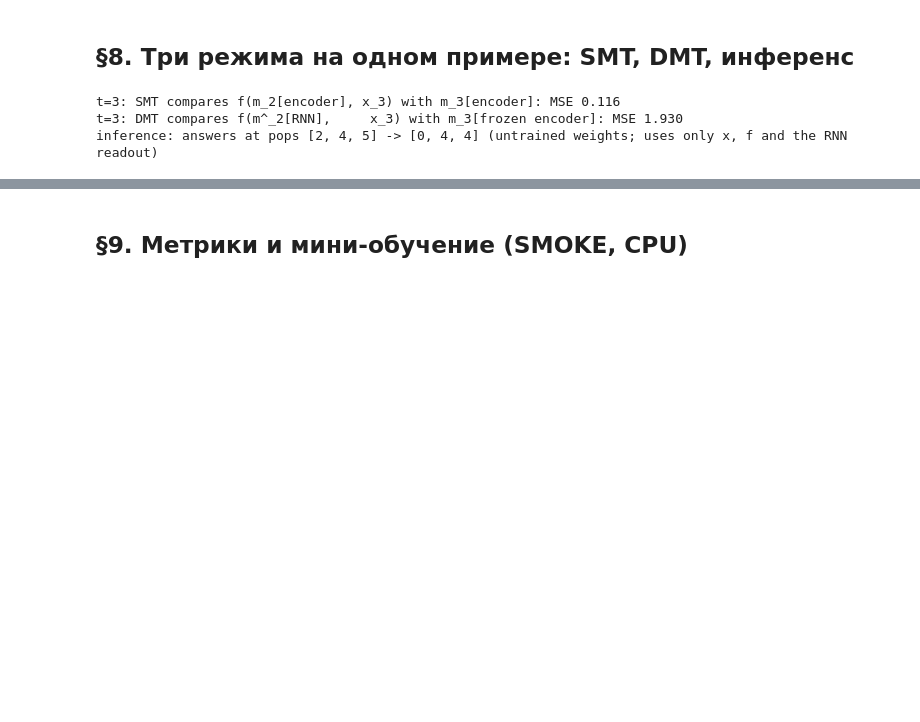
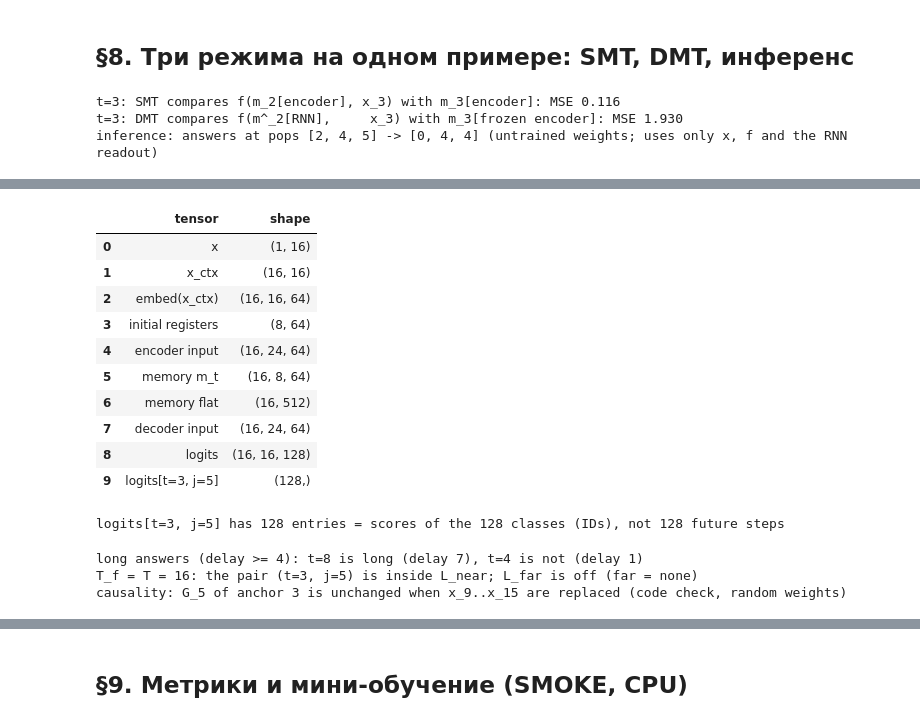
Before and after one commit to RomadovaIrina/smtMemUp, a Jupyter notebook: SMT_MemUP_EXPLAINABLE.ipynb, the cells around one changed output, grey strips where cells are left out. Drawn from its saved outputs; the diff is of its cells as text; code cells hidden in the pictures; blank space fills up the shorter version.

```diff
--- a/SMT_MemUP_EXPLAINABLE.ipynb
+++ b/SMT_MemUP_EXPLAINABLE.ipynb
@@ -636,0 +708,50 @@ inference: answers at pops [2, 4, 5] -> [0, 4, 4] (untrained weights; uses only
+# %%
+# CODE CHECK with random weights (not a trained model): shapes of the existing Teacher on the example, B = 1
+tq, rq = make_models(MQAR_T16, 0)
+with torch.no_grad():
+    xc, xf = wm["x_ctx"], wm["x_fut"]                                                     # [16, 16] each: 16 anchors of 1 sequence
+    emb = tq.embed(xc.clamp(min=0))                                                       # [16, 16, 64]
+    regs = tq.encoder_mem_register.weight                                                 # [8, 64]
+    enc_in = torch.cat([emb, repeat(regs, "K D -> N K D", N=16)], 1)                      # [16, 24, 64]
+    mem = tq.encode(xc)                                                                   # [16, 512]
+    dec_in = torch.cat([rearrange(mem, "N (K d) -> N K d", K=8), tq.embed(xf.clamp(min=0))], 1)   # [16, 24, 64]
+    logits = tq.decode(mem, xf)                                                           # [16, 16, 128]
+shapes = [("x", mx["x"], (1, 16)), ("x_ctx", xc, (16, 16)), ("embed(x_ctx)", emb, (16, 16, 64)), ("initial registers", regs, (8, 64)),
+          ("encoder input", enc_in, (16, 24, 64)), ("memory m_t", mem.reshape(16, 8, 64), (16, 8, 64)), ("memory flat", mem, (16, 512)),
+          ("decoder input", dec_in, (16, 24, 64)), ("logits", logits, (16, 16, 128)), ("logits[t=3, j=5]", logits[3, 5], (128,))]
+for name, z, shape in shapes:
+    assert tuple(z.shape) == shape, (name, tuple(z.shape))
+display(pd.DataFrame([(n, tuple(z.shape)) for n, z, _ in shapes], columns=["tensor", "shape"]))
+print("logits[t=3, j=5] has 128 entries = scores of the 128 classes (IDs), not 128 future steps")
+# %% [output]
+|  | tensor | shape |
+| 0 | x | (1, 16) |
+| 1 | x_ctx | (16, 16) |
+| 2 | embed(x_ctx) | (16, 16, 64) |
+| 3 | initial registers | (8, 64) |
+| 4 | encoder input | (16, 24, 64) |
+| 5 | memory m_t | (16, 8, 64) |
+| 6 | memory flat | (16, 512) |
+| 7 | decoder input | (16, 24, 64) |
+| 8 | logits | (16, 16, 128) |
+| 9 | logits[t=3, j=5] | (128,) |
+logits[t=3, j=5] has 128 entries = scores of the 128 classes (IDs), not 128 future steps
+# %%
+y = mx["y"][0]
+assert int(wm["y_fut"][3, 5]) == int(y[8]) == 76 and int(wm["y_fut"][8, 0]) == int(y[8]) == 76
+assert int(mx["source_pos"][0, 8]) == 1 and int(mx["delay"][0, 8]) == 7
+assert int(mx["delay"][0, 4]) == 1 and MQAR_T16.long_delay == 4
+print(f"long answers (delay >= {MQAR_T16.long_delay}): t=8 is long (delay 7), t=4 is not (delay 1)")
+assert MQAR_T16.T_f == MQAR_T16.T == 16 and MQAR_T16.far == "none"
+print("T_f = T = 16: the pair (t=3, j=5) is inside L_near; L_far is off (far = none)")
+# CODE CHECK (random weights): G_5 of anchor 3 must not depend on inputs after position 8
+x2 = mx["x"].clone(); x2[0, 9:] = torch.randint(1, 64, (7,))
+with torch.no_grad():
+    g1 = tq.decode(tq.encode(wm["x_ctx"][3:4]), wm["x_fut"][3:4])[0, 5]
+    w2 = windows(dict(mx, x=x2)); g2 = tq.decode(tq.encode(w2["x_ctx"][3:4]), w2["x_fut"][3:4])[0, 5]
+assert torch.allclose(g1, g2, atol=1e-6)
+print("causality: G_5 of anchor 3 is unchanged when x_9..x_15 are replaced (code check, random weights)")
+# %% [output]
+long answers (delay >= 4): t=8 is long (delay 7), t=4 is not (delay 1)
+T_f = T = 16: the pair (t=3, j=5) is inside L_near; L_far is off (far = none)
+causality: G_5 of anchor 3 is unchanged when x_9..x_15 are replaced (code check, random weights)
```
Also changed, not shown: parts of 8 cells of this notebook, 5 other files.
